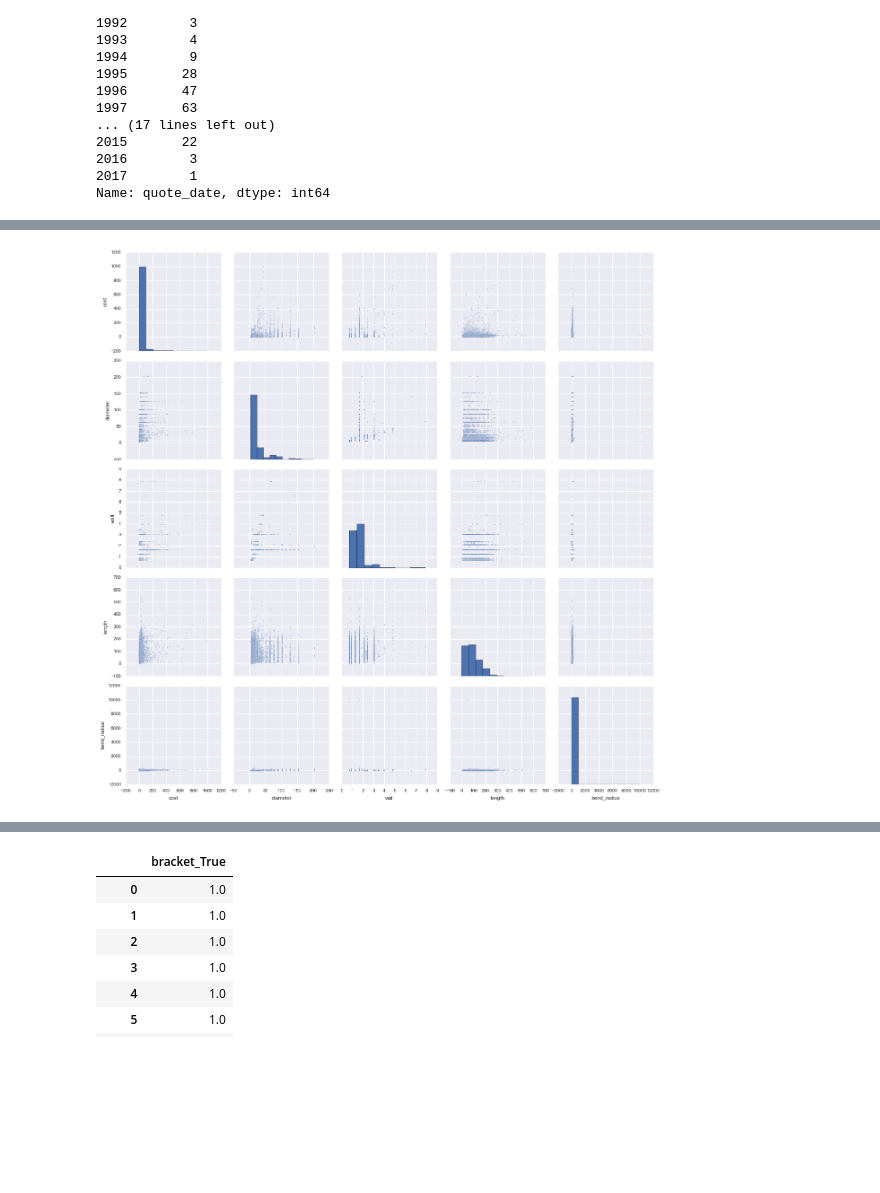
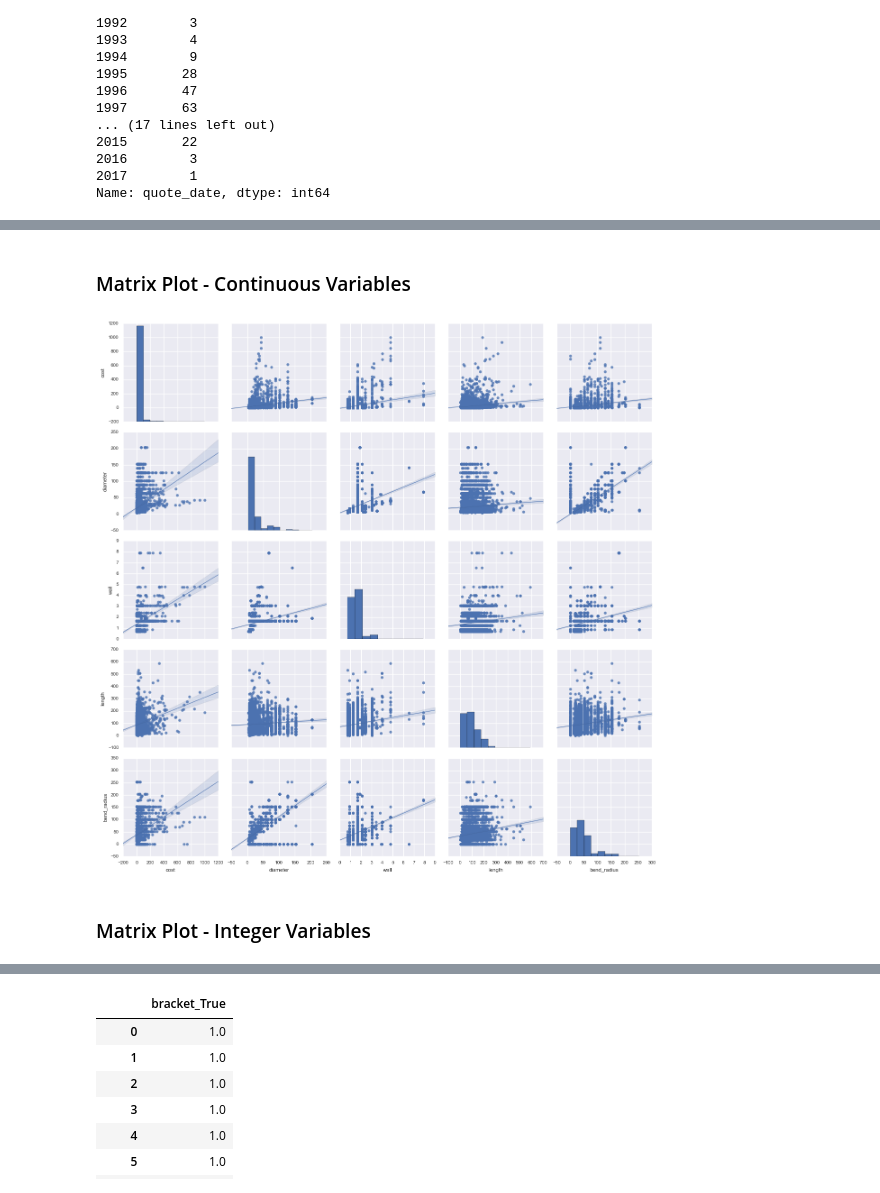
Before and after one commit to harinderbhasin/DataMining, a Jupyter notebook: Caterpillar_EDA.ipynb, the cells around one changed output, grey strips where cells are left out. Cells and saved outputs as stored; diff of their text form; code cells hidden in the pictures; blank space fills up the shorter version.

```diff
--- a/Caterpillar_EDA.ipynb
+++ b/Caterpillar_EDA.ipynb
@@ -125,0 +236,3 @@ df[df.quantity == 1].plot.scatter(x = 'length', y = 'cost')
+# %%
+df_new = df[df.bend_radius <= 360]
+print(df_new.info())
@@ -131,0 +265,4 @@ ax.set_xlim(0, 210)
+# %%
+import math
+df_new["volume"] = math.pi*(pow((df_new["wall"]), 2) + (df_new["wall"]*df_new["diameter"]))*(df_new["length"])
+ax = df_new[df_new.quantity == 1].plot.scatter(x = 'volume', y = 'logcost', c='k', alpha = 0.1)
@@ -131,0 +276,3 @@ ax.set_xlim(0, 210)
+# %%
+df_new["logvol"] = np.log(df_new["volume"])
+ax = df_new[df_new.quantity == 1].plot.scatter(x = 'logvol', y = 'logcost', c='k', alpha = 0.1)
@@ -199,4 +377,8 @@ Enter Wall Thickness: 0.71
+# %% [markdown]
+### Matrix Plot - Continuous Variables
 # %%
-g = sns.pairplot(df[df.quantity == 1][continuous_features], plot_kws = {'s': 3, 'alpha': 0.25})
+g = sns.pairplot(df_new[df_new.quantity == 1][continuous_features], kind = "reg")
 # %% [output]
-[figure, old version]
+[figure, new version]
+# %% [markdown]
+### Matrix Plot - Integer Variables
```
Also changed, not shown: parts of 40 cells of this notebook, 22 other files.
